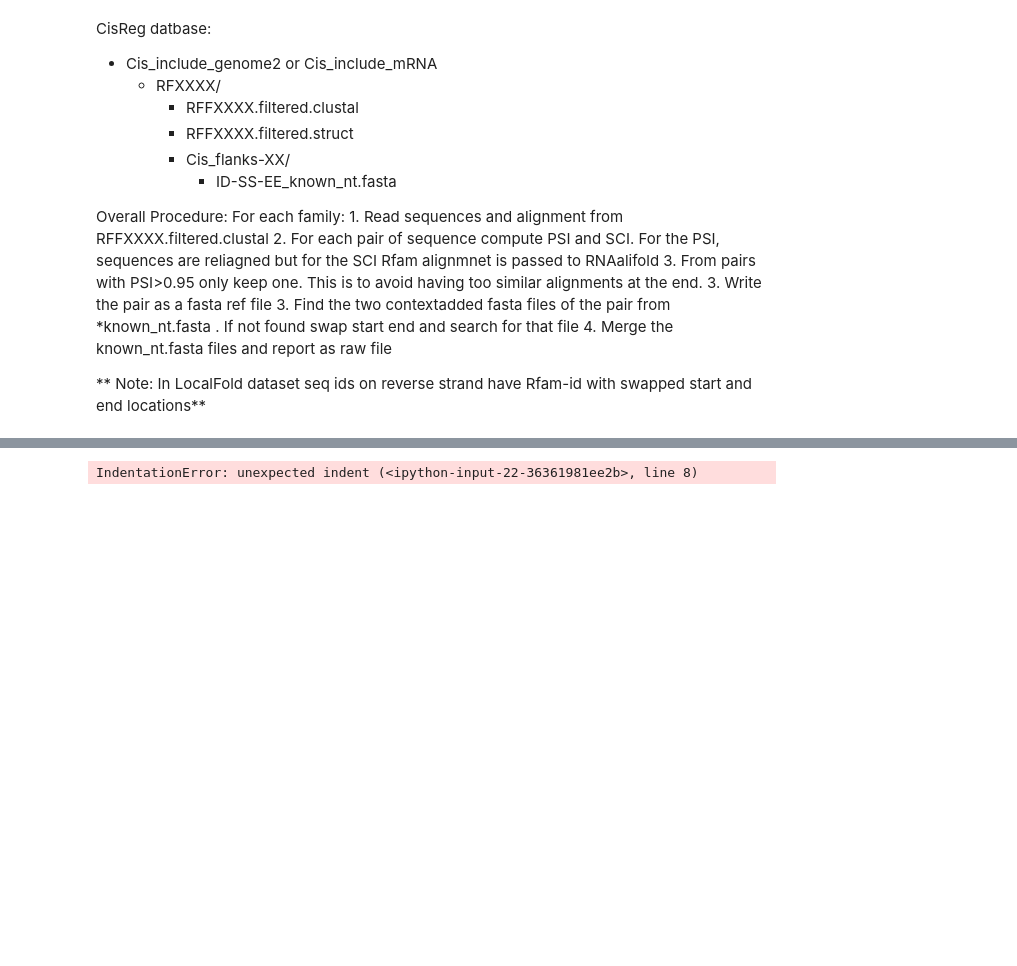
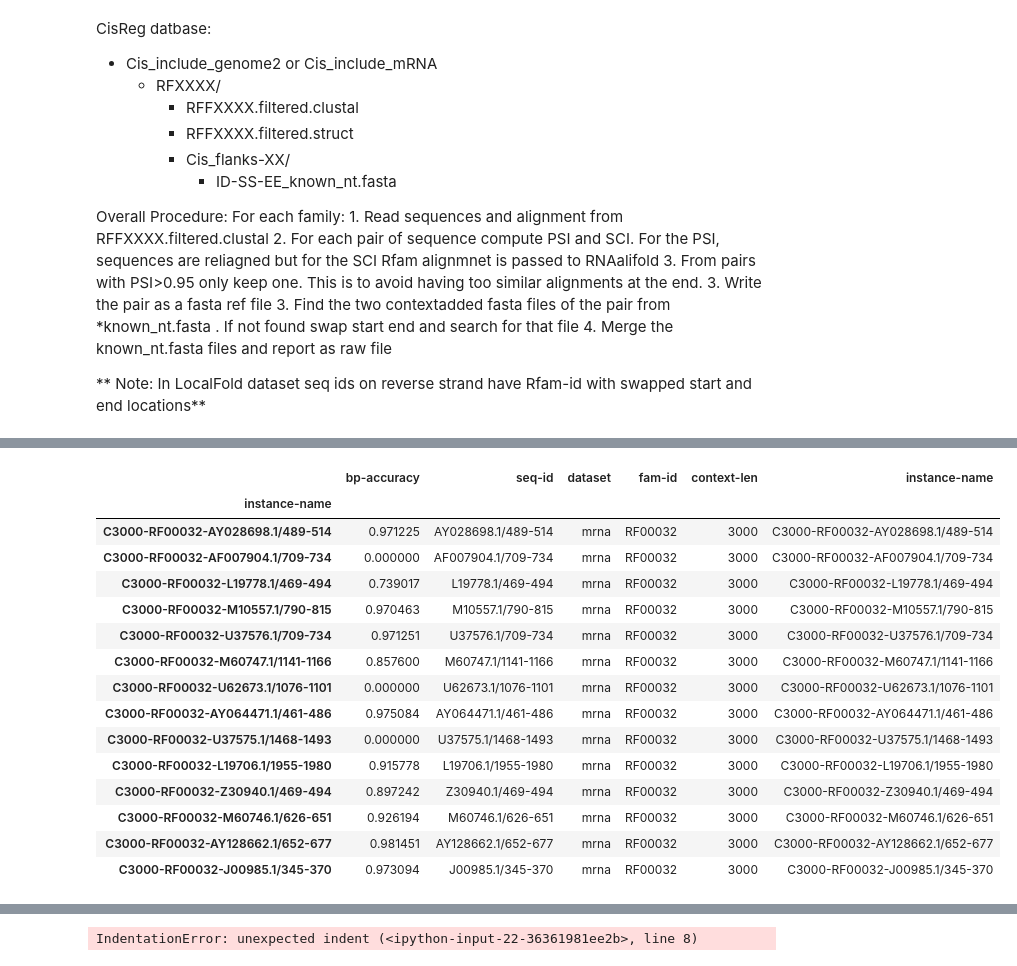
Before and after one commit to mmiladi/mmfold, a Jupyter notebook: cisreg/Benchmark-CisReg.ipynb, the cells around one changed output, grey strips where cells are left out. Saved outputs shown, nothing was run; the diff lists cells and outputs as text; code cells hidden in the pictures; blank space fills up the shorter version.

```diff
--- a/cisreg/Benchmark-CisReg.ipynb
+++ b/cisreg/Benchmark-CisReg.ipynb
@@ -35,7 +35,8 @@ import itertools
 
 # settings !!!! IMPORTANT UPDATE IT to CisDataset folder !!!!!!
 EXTREME_SI = 95 # from two extermly similar seqs discard one
-db_path = '/home/milad/DataBase/CisReg/Cis_include_genome2/'
+CIS_GENOME_PATH = '/home/milad/DataBase/CisReg/Cis_include_genome2/'
+CIS_MRNA_PATH = '/home/milad/DataBase/CisReg/Cis_include_mRNA/'
 regx_gaps = '[-.~_]'  # valid gap symbols all be converted to "-"
 
 VIENNA_BIN_PATH = '/home/milad/software/bin/'
@@ -135,7 +136,10 @@ def compute_part_func(infile_fa, seq_names, outdir_path="./", use_plfold=False,
             print "Error in calling RNAfold for ", infile_fa
             print out
             print err
-            if not use_plfold:
+
+            if (not use_plfold and
+            not ("scaling factor" in err
+                or "free energy" in err )): # With long sequences RNAfold prints scalign factor to stderr
                 raise RuntimeError
 
     return out_dir
@@ -389,0 +439,4 @@ False
+# %%
+df_fam_scores = benchmark_family('RF00032', context_len=3000, runquake=True, dataset='mrna')
+df_fam_scores
+# %% [output]
@@ -390,3 +460,19 @@ False
+|  | bp-accuracy | seq-id | dataset | fam-id | context-len | instance-name |
+| instance-name |  |  |  |  |  |  |
+| C3000-RF00032-AY028698.1/489-514 | 0.971225 | AY028698.1/489-514 | mrna | RF00032 | 3000 | C3000-RF00032-AY028698.1/489-514 |
+| C3000-RF00032-AF007904.1/709-734 | 0.000000 | AF007904.1/709-734 | mrna | RF00032 | 3000 | C3000-RF00032-AF007904.1/709-734 |
+| C3000-RF00032-L19778.1/469-494 | 0.739017 | L19778.1/469-494 | mrna | RF00032 | 3000 | C3000-RF00032-L19778.1/469-494 |
+| C3000-RF00032-M10557.1/790-815 | 0.970463 | M10557.1/790-815 | mrna | RF00032 | 3000 | C3000-RF00032-M10557.1/790-815 |
+| C3000-RF00032-U37576.1/709-734 | 0.971251 | U37576.1/709-734 | mrna | RF00032 | 3000 | C3000-RF00032-U37576.1/709-734 |
+| C3000-RF00032-M60747.1/1141-1166 | 0.857600 | M60747.1/1141-1166 | mrna | RF00032 | 3000 | C3000-RF00032-M60747.1/1141-1166 |
+| C3000-RF00032-U62673.1/1076-1101 | 0.000000 | U62673.1/1076-1101 | mrna | RF00032 | 3000 | C3000-RF00032-U62673.1/1076-1101 |
+| C3000-RF00032-AY064471.1/461-486 | 0.975084 | AY064471.1/461-486 | mrna | RF00032 | 3000 | C3000-RF00032-AY064471.1/461-486 |
+| C3000-RF00032-U37575.1/1468-1493 | 0.000000 | U37575.1/1468-1493 | mrna | RF00032 | 3000 | C3000-RF00032-U37575.1/1468-1493 |
+| C3000-RF00032-L19706.1/1955-1980 | 0.915778 | L19706.1/1955-1980 | mrna | RF00032 | 3000 | C3000-RF00032-L19706.1/1955-1980 |
+| C3000-RF00032-Z30940.1/469-494 | 0.897242 | Z30940.1/469-494 | mrna | RF00032 | 3000 | C3000-RF00032-Z30940.1/469-494 |
+| C3000-RF00032-M60746.1/626-651 | 0.926194 | M60746.1/626-651 | mrna | RF00032 | 3000 | C3000-RF00032-M60746.1/626-651 |
+| C3000-RF00032-AY128662.1/652-677 | 0.981451 | AY128662.1/652-677 | mrna | RF00032 | 3000 | C3000-RF00032-AY128662.1/652-677 |
+| C3000-RF00032-J00985.1/345-370 | 0.973094 | J00985.1/345-370 | mrna | RF00032 | 3000 | C3000-RF00032-J00985.1/345-370 |
 # %%
 print db_path
 import glob
```
Also changed, not shown: parts of 9 cells of this notebook.
